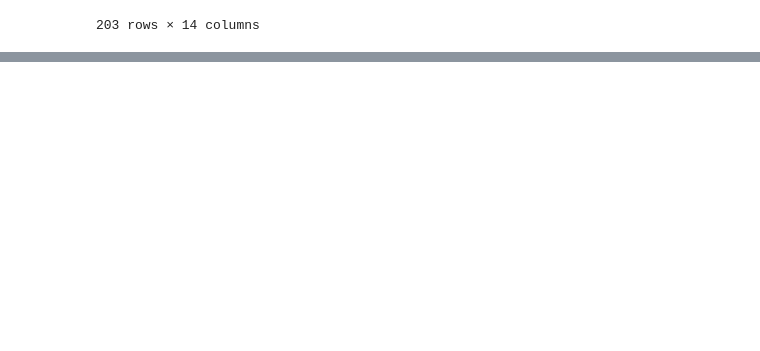
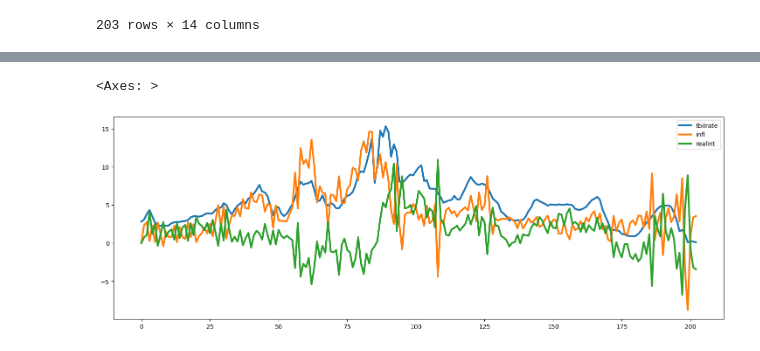
Before and after one commit to HyunsungRyu/AI_TimeSeries, a Jupyter notebook: market_pred.ipynb, the cells around one changed output, grey strips where cells are left out. Saved outputs shown, nothing was run; the diff lists cells and outputs as text; code cells hidden in the pictures; blank space fills up the shorter version.

```diff
--- a/market_pred.ipynb
+++ b/market_pred.ipynb
@@ -22,0 +44,5 @@ mdata
+# %%
+mdata[['tbilrate', 'infl', 'realint']].plot(figsize=(18,6), linewidth=3)
+# %% [output]
+<Axes: >
+[figure, added]
```
Also changed, not shown: parts of 4 cells of this notebook.
